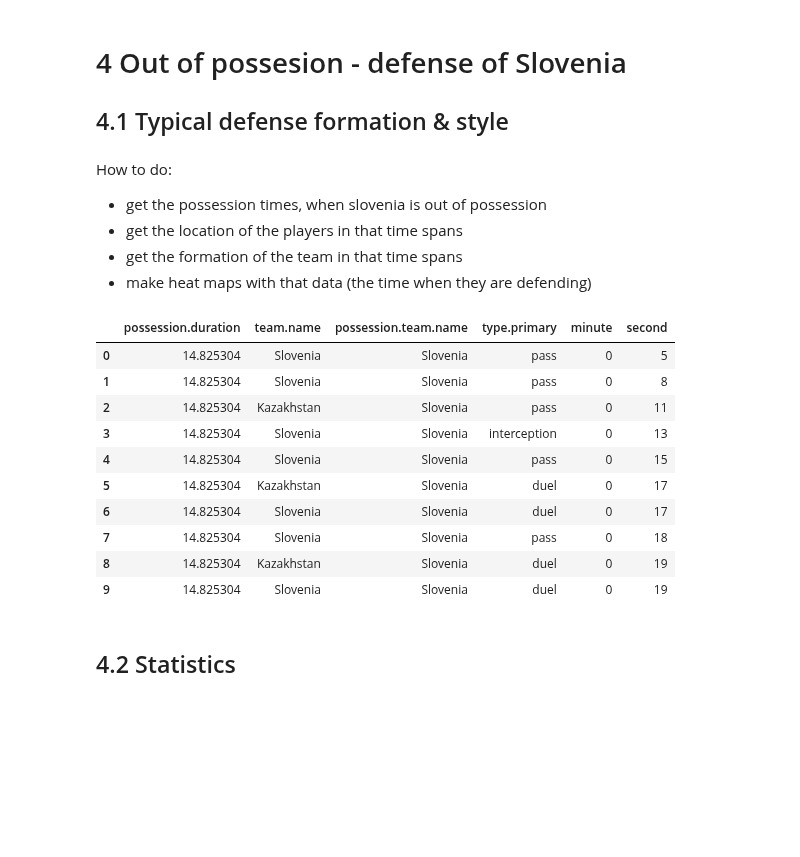
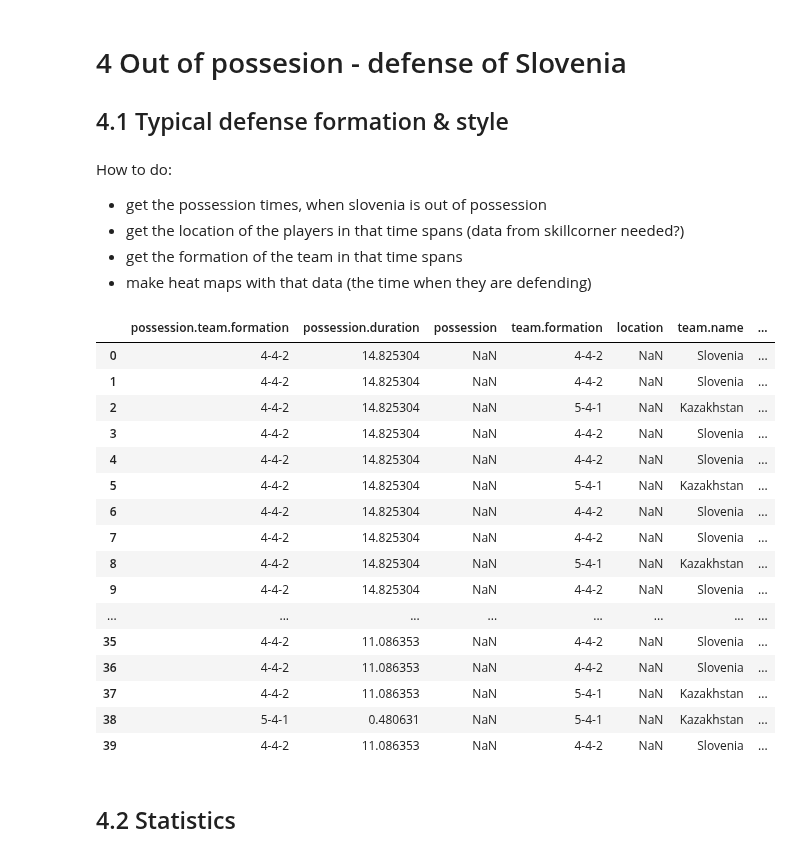
Before and after one commit to ngroggy/SoccerAnalytics, a Jupyter notebook: notebooks/4-wyscout_lg.ipynb, the cells around one changed output. Saved outputs shown, nothing was run; the diff lists cells and outputs as text; code cells hidden in the pictures; blank space fills up the shorter version.

```diff
--- a/notebooks/4-wyscout_lg.ipynb
+++ b/notebooks/4-wyscout_lg.ipynb
@@ -62,23 +62,29 @@ df_names = ['player.id','player.name','player.position','team.name','opponentTea
 # %% [markdown]
 How to do:
 - get the possession times, when slovenia is out of possession
-- get the location of the players in that time spans
+- get the location of the players in that time spans (data from skillcorner needed?)
 - get the formation of the team in that time spans
 - make heat maps with that data (the time when they are defending)
 # %%
-df_events[["possession.duration", "team.name", "possession.team.name", "type.primary", "minute", "second"]].head(10)
+df_events[['possession.team.formation','possession.duration','possession','team.formation','location', "team.name", "possession.team.name", "type.primary", "minute", "second"]].head(40)
 # %% [output]
-|  | possession.duration | team.name | possession.team.name | type.primary | minute | second |
-| 0 | 14.825304 | Slovenia | Slovenia | pass | 0 | 5 |
-| 1 | 14.825304 | Slovenia | Slovenia | pass | 0 | 8 |
-| 2 | 14.825304 | Kazakhstan | Slovenia | pass | 0 | 11 |
-| 3 | 14.825304 | Slovenia | Slovenia | interception | 0 | 13 |
-| 4 | 14.825304 | Slovenia | Slovenia | pass | 0 | 15 |
-| 5 | 14.825304 | Kazakhstan | Slovenia | duel | 0 | 17 |
-| 6 | 14.825304 | Slovenia | Slovenia | duel | 0 | 17 |
-| 7 | 14.825304 | Slovenia | Slovenia | pass | 0 | 18 |
-| 8 | 14.825304 | Kazakhstan | Slovenia | duel | 0 | 19 |
-| 9 | 14.825304 | Slovenia | Slovenia | duel | 0 | 19 |
+|  | possession.team.formation | possession.duration | possession | team.formation | location | team.name | ... |
+| 0 | 4-4-2 | 14.825304 | NaN | 4-4-2 | NaN | Slovenia | ... |
+| 1 | 4-4-2 | 14.825304 | NaN | 4-4-2 | NaN | Slovenia | ... |
+| 2 | 4-4-2 | 14.825304 | NaN | 5-4-1 | NaN | Kazakhstan | ... |
+| 3 | 4-4-2 | 14.825304 | NaN | 4-4-2 | NaN | Slovenia | ... |
+| 4 | 4-4-2 | 14.825304 | NaN | 4-4-2 | NaN | Slovenia | ... |
+| 5 | 4-4-2 | 14.825304 | NaN | 5-4-1 | NaN | Kazakhstan | ... |
+| 6 | 4-4-2 | 14.825304 | NaN | 4-4-2 | NaN | Slovenia | ... |
+| 7 | 4-4-2 | 14.825304 | NaN | 4-4-2 | NaN | Slovenia | ... |
+| 8 | 4-4-2 | 14.825304 | NaN | 5-4-1 | NaN | Kazakhstan | ... |
+| 9 | 4-4-2 | 14.825304 | NaN | 4-4-2 | NaN | Slovenia | ... |
+| ... | ... | ... | ... | ... | ... | ... | ... |
+| 35 | 4-4-2 | 11.086353 | NaN | 4-4-2 | NaN | Slovenia | ... |
+| 36 | 4-4-2 | 11.086353 | NaN | 4-4-2 | NaN | Slovenia | ... |
+| 37 | 4-4-2 | 11.086353 | NaN | 5-4-1 | NaN | Kazakhstan | ... |
+| 38 | 5-4-1 | 0.480631 | NaN | 5-4-1 | NaN | Kazakhstan | ... |
+| 39 | 4-4-2 | 11.086353 | NaN | 4-4-2 | NaN | Slovenia | ... |
 # %% [markdown]
 ## 4.2 Statistics
 # %% [markdown]
```
Also changed, not shown: parts of 3 cells of this notebook.
